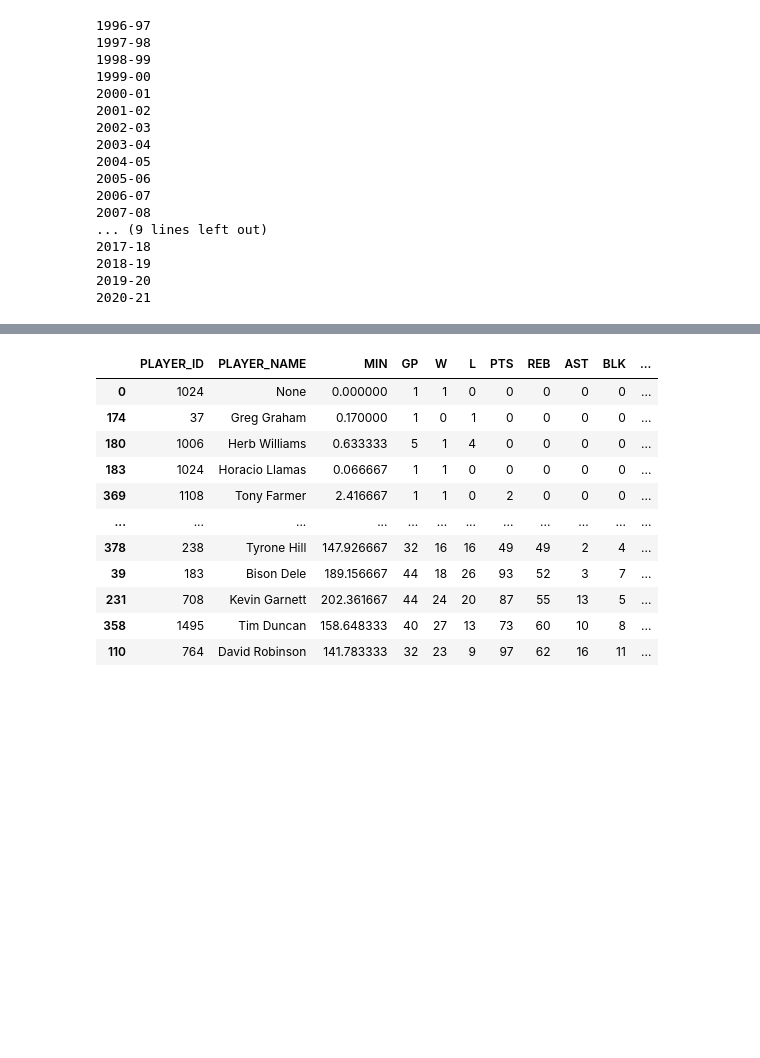
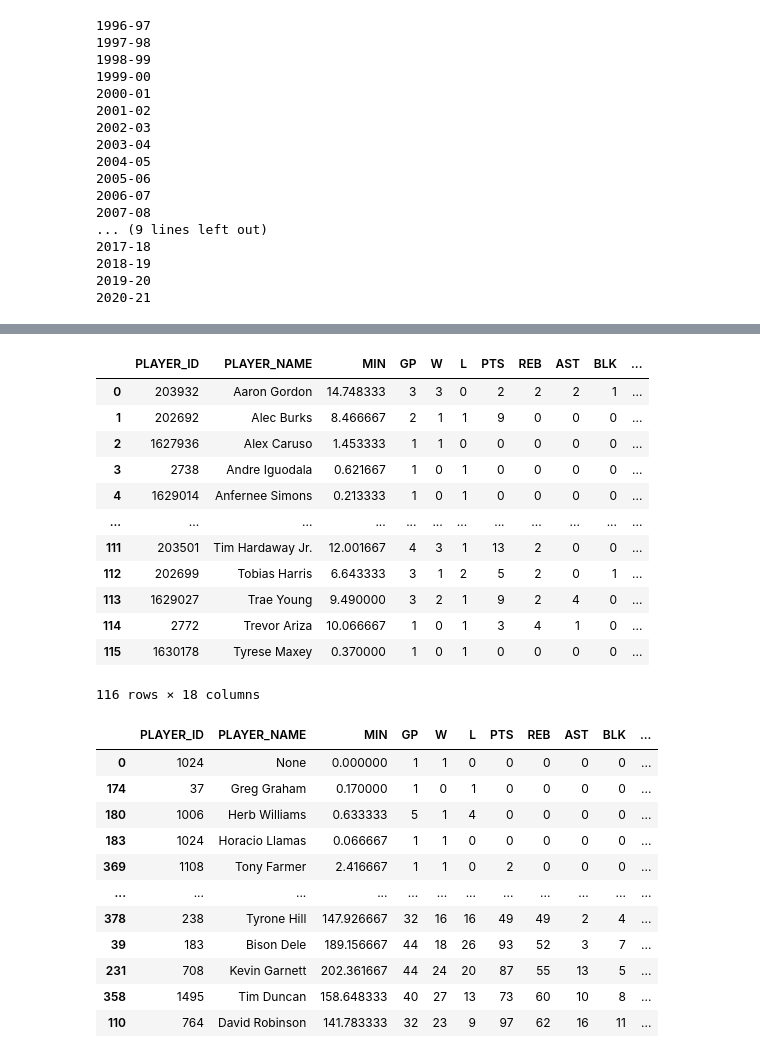
Before and after one commit to Tupacula/nba-clutch-analysis, a Jupyter notebook: cleaner_clutch.ipynb, the cells around one changed output, grey strips where cells are left out. Saved outputs shown, nothing was run; the diff lists cells and outputs as text; code cells hidden in the pictures; blank space fills up the shorter version.

```diff
--- a/cleaner_clutch.ipynb
+++ b/cleaner_clutch.ipynb
@@ -177,3 +179,19 @@ len(no_scrubs_clutch_all)
+# %%
+clutch_data_playoffs[24]
+# %% [output]
+|  | PLAYER_ID | PLAYER_NAME | MIN | GP | W | L | PTS | REB | AST | BLK | ... |
+| 0 | 203932 | Aaron Gordon | 14.748333 | 3 | 3 | 0 | 2 | 2 | 2 | 1 | ... |
+| 1 | 202692 | Alec Burks | 8.466667 | 2 | 1 | 1 | 9 | 0 | 0 | 0 | ... |
+| 2 | 1627936 | Alex Caruso | 1.453333 | 1 | 1 | 0 | 0 | 0 | 0 | 0 | ... |
+| 3 | 2738 | Andre Iguodala | 0.621667 | 1 | 0 | 1 | 0 | 0 | 0 | 0 | ... |
+| 4 | 1629014 | Anfernee Simons | 0.213333 | 1 | 0 | 1 | 0 | 0 | 0 | 0 | ... |
+| ... | ... | ... | ... | ... | ... | ... | ... | ... | ... | ... | ... |
+| 111 | 203501 | Tim Hardaway Jr. | 12.001667 | 4 | 3 | 1 | 13 | 2 | 0 | 0 | ... |
+| 112 | 202699 | Tobias Harris | 6.643333 | 3 | 1 | 2 | 5 | 2 | 0 | 1 | ... |
+| 113 | 1629027 | Trae Young | 9.490000 | 3 | 2 | 1 | 9 | 2 | 4 | 0 | ... |
+| 114 | 2772 | Trevor Ariza | 10.066667 | 1 | 0 | 1 | 3 | 4 | 1 | 0 | ... |
+| 115 | 1630178 | Tyrese Maxey | 0.370000 | 1 | 0 | 1 | 0 | 0 | 0 | 0 | ... |
+116 rows × 18 columns
 # %%
 clutch_data[1].sort_values('REB')
 # %% [output]
```
Also changed, not shown: parts of 37 cells of this notebook, 6 other files.
